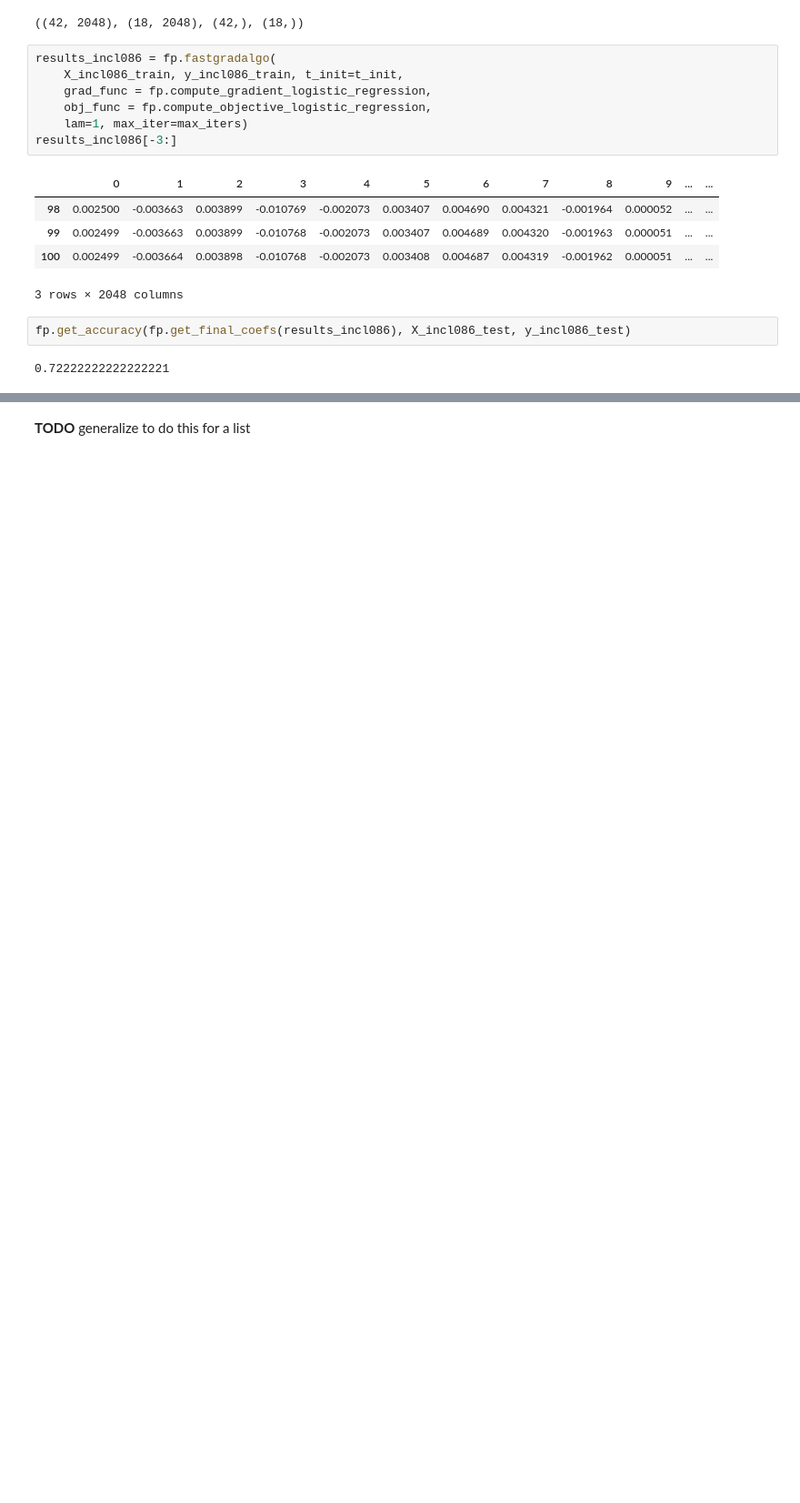
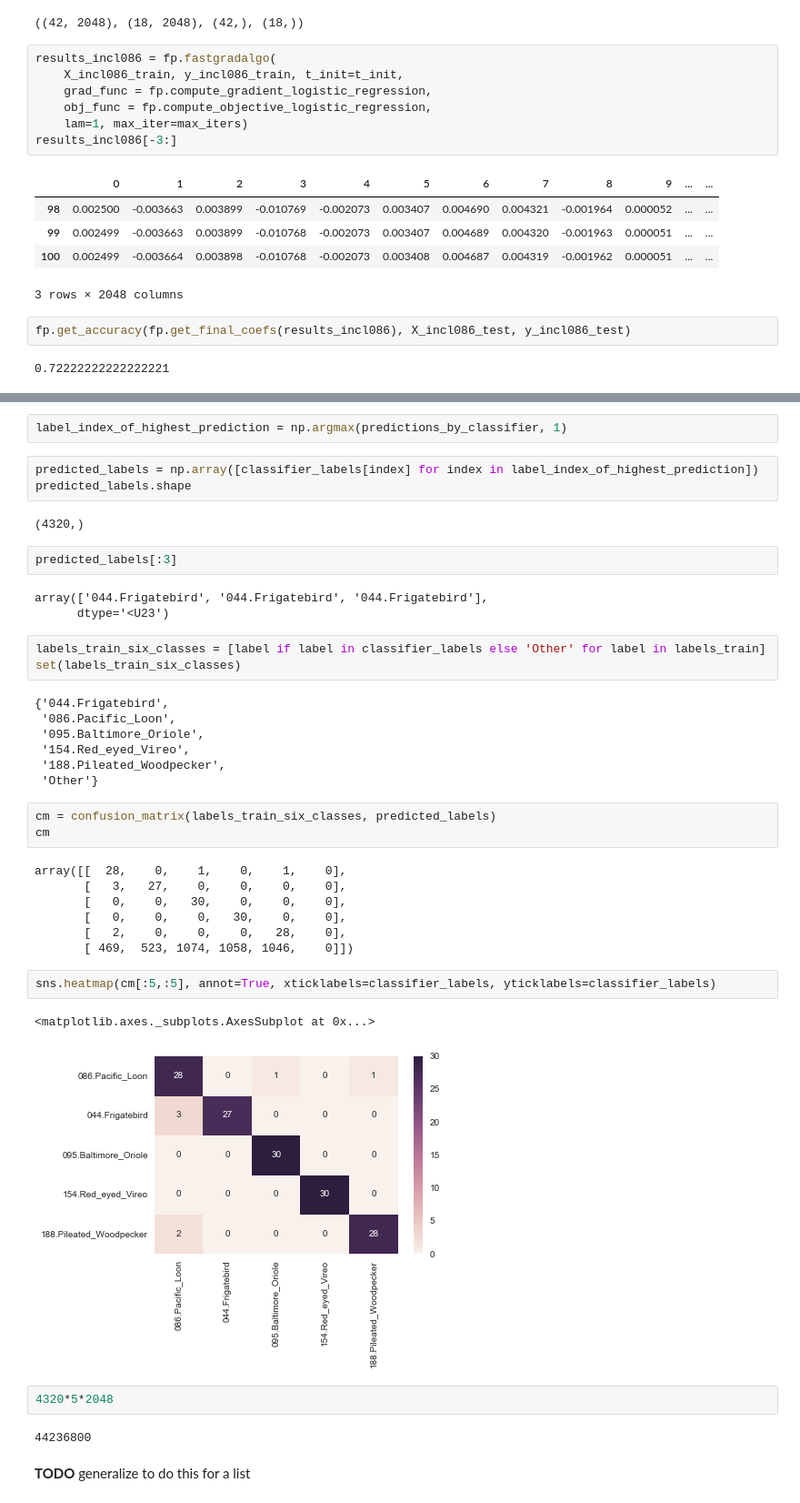
Before and after one commit to aenfield/Data558, a Jupyter notebook: Kaggle/HWExerciseExploratory.ipynb, the cells around one changed output, grey strips where cells are left out. Shown at 91% size. Drawn from its saved outputs; the diff is of its cells as text; blank space fills up the shorter version.

Commit message:
some progress on multi-class confusion matrix.

```diff
--- a/Kaggle/HWExerciseExploratory.ipynb
+++ b/Kaggle/HWExerciseExploratory.ipynb
@@ -393,2 +454,43 @@ sns.heatmap(cm)
+# %%
+label_index_of_highest_prediction = np.argmax(predictions_by_classifier, 1)
+# %%
+predicted_labels = np.array([classifier_labels[index] for index in label_index_of_highest_prediction])
+predicted_labels.shape
+# %% [output]
+(4320,)
+# %%
+predicted_labels[:3]
+# %% [output]
+array(['044.Frigatebird', '044.Frigatebird', '044.Frigatebird'],
+      dtype='<U23')
+# %%
+labels_train_six_classes = [label if label in classifier_labels else 'Other' for label in labels_train]
+set(labels_train_six_classes)
+# %% [output]
+{'044.Frigatebird',
+ '086.Pacific_Loon',
+ '095.Baltimore_Oriole',
+ '154.Red_eyed_Vireo',
+ '188.Pileated_Woodpecker',
+ 'Other'}
+# %%
+cm = confusion_matrix(labels_train_six_classes, predicted_labels)
+cm
+# %% [output]
+array([[  28,    0,    1,    0,    1,    0],
+       [   3,   27,    0,    0,    0,    0],
+       [   0,    0,   30,    0,    0,    0],
+       [   0,    0,    0,   30,    0,    0],
+       [   2,    0,    0,    0,   28,    0],
+       [ 469,  523, 1074, 1058, 1046,    0]])
+# %%
+sns.heatmap(cm[:5,:5], annot=True, xticklabels=classifier_labels, yticklabels=classifier_labels)
+# %% [output]
+<matplotlib.axes._subplots.AxesSubplot at 0x...>
+[figure, added]
+# %%
+4320*5*2048
+# %% [output]
+44236800
 # %% [markdown]
 **TODO** generalize to do this for a list
```
Also changed, not shown: parts of 14 cells of this notebook, 1 other file.
